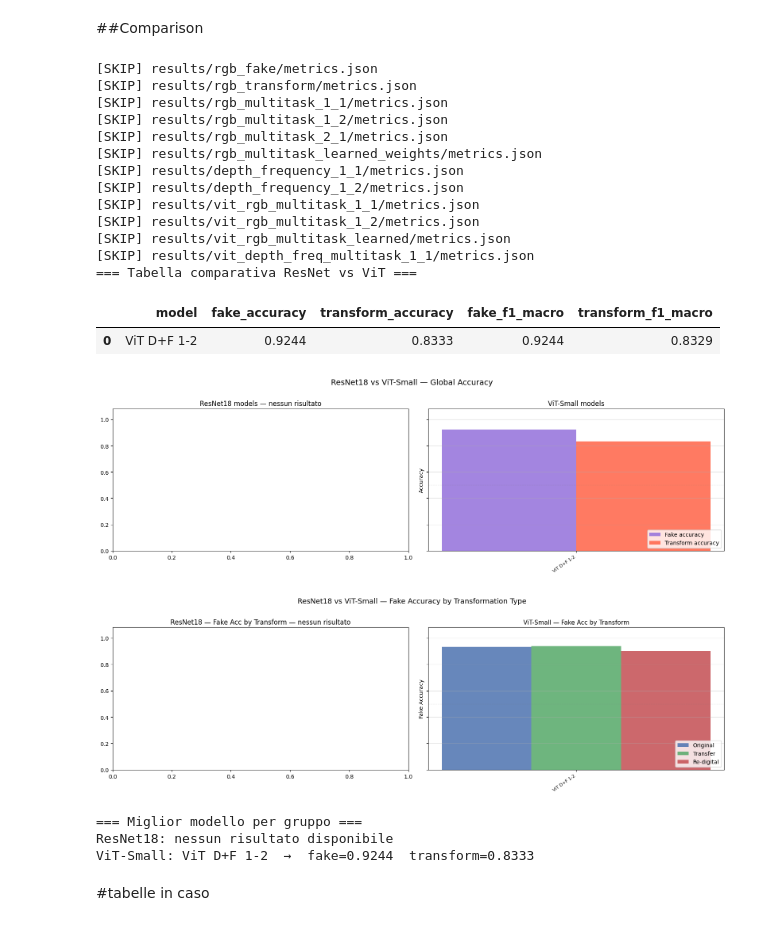
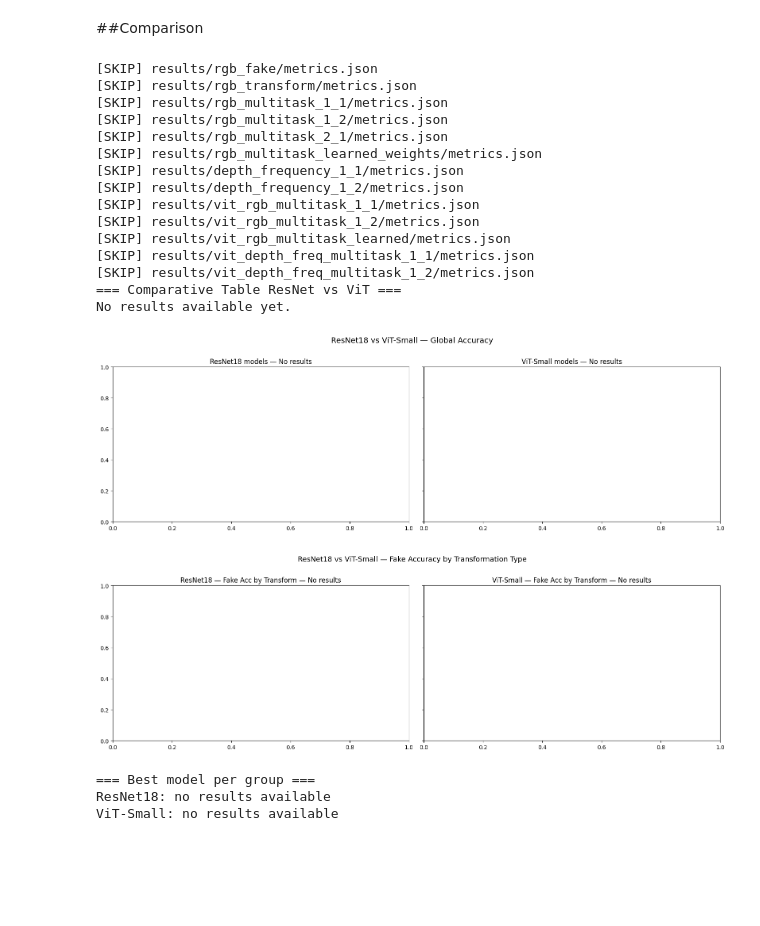
Before and after one commit to Alessandro-json/AI_PostProcessing_Detection, a Jupyter notebook: notebook.ipynb, the cells around one changed output. Drawn from its saved outputs; the diff is of its cells as text; code cells hidden in the pictures; blank space fills up the shorter version.

```diff
--- a/notebook.ipynb
+++ b/notebook.ipynb
@@ -290,14 +294,6 @@ def load_results(results_dict):
 
 
 def compare_resnet_vs_vit(resnet_results: dict, vit_results: dict):
-    """
-    Builds the comparison table and plots between ResNet and ViT models.
-
-    Args:
-        resnet_results: dict {model_name: metrics_json_path} for ResNet models.
-        vit_results:    dict {model_name: metrics_json_path} for ViT models.
-    """
-
     resnet_df = load_results(resnet_results)
     vit_df    = load_results(vit_results)
     all_df    = pd.concat([resnet_df, vit_df], ignore_index=True)
@@ -2230,51 +2208,44 @@ Transformation confusion matrix
 # %% [markdown]
 ##Comparison
 # %%
-import sys
-sys.path.insert(0, str(REPO_DIR / "src"))
-
-from utilities import compare_resnet_vs_vit
-
 RESNET_RESULTS = {
     "ResNet fake-only":         "results/rgb_fake/metrics.json",
     "ResNet transform-only":    "results/rgb_transform/metrics.json",
     "ResNet multitask 1-1":     "results/rgb_multitask_1_1/metrics.json",
     "ResNet multitask 1-2":     "results/rgb_multitask_1_2/metrics.json",
     "ResNet multitask 2-1":     "results/rgb_multitask_2_1/metrics.json",
     "ResNet multitask learned": "results/rgb_multitask_learned_weights/metrics.json",
     "ResNet D+F 1-1":           "results/depth_frequency_1_1/metrics.json",
     "ResNet D+F 1-2":           "results/depth_frequency_1_2/metrics.json",
 }
 
 VIT_RESULTS = {
     "ViT multitask 1-1":        "results/vit_rgb_multitask_1_1/metrics.json",
     "ViT multitask 1-2":        "results/vit_rgb_multitask_1_2/metrics.json",
     "ViT multitask learned":    "results/vit_rgb_multitask_learned/metrics.json",
     "ViT D+F 1-1":              "results/vit_depth_freq_multitask_1_1/metrics.json",
     "ViT D+F 1-2":              "results/vit_depth_freq_multitask_1_2/metrics.json",
 }
 
 compare_resnet_vs_vit(RESNET_RESULTS, VIT_RESULTS)
 # %% [output]
 [SKIP] results/rgb_fake/metrics.json
 [SKIP] results/rgb_transform/metrics.json
 [SKIP] results/rgb_multitask_1_1/metrics.json
 [SKIP] results/rgb_multitask_1_2/metrics.json
 [SKIP] results/rgb_multitask_2_1/metrics.json
 [SKIP] results/rgb_multitask_learned_weights/metrics.json
 [SKIP] results/depth_frequency_1_1/metrics.json
 [SKIP] results/depth_frequency_1_2/metrics.json
 [SKIP] results/vit_rgb_multitask_1_1/metrics.json
 [SKIP] results/vit_rgb_multitask_1_2/metrics.json
 [SKIP] results/vit_rgb_multitask_learned/metrics.json
 [SKIP] results/vit_depth_freq_multitask_1_1/metrics.json
-=== Tabella comparativa ResNet vs ViT ===
+[SKIP] results/vit_depth_freq_multitask_1_2/metrics.json
+=== Comparative Table ResNet vs ViT ===
+No results available yet.
-|  | model | fake_accuracy | transform_accuracy | fake_f1_macro | transform_f1_macro |
-| 0 | ViT D+F 1-2 | 0.9244 | 0.8333 | 0.9244 | 0.8329 |
-[figure, old version]
+[figure, new version]
-[figure, old version]
+[figure, new version]
-=== Miglior modello per gruppo ===
-ResNet18: nessun risultato disponibile
-ViT-Small: ViT D+F 1-2  →  fake=0.9244  transform=0.8333
+=== Best model per group ===
+ResNet18: no results available
+ViT-Small: no results available
-# %% [markdown]
-#tabelle in caso
```
Also changed, not shown: parts of 3 cells of this notebook.
